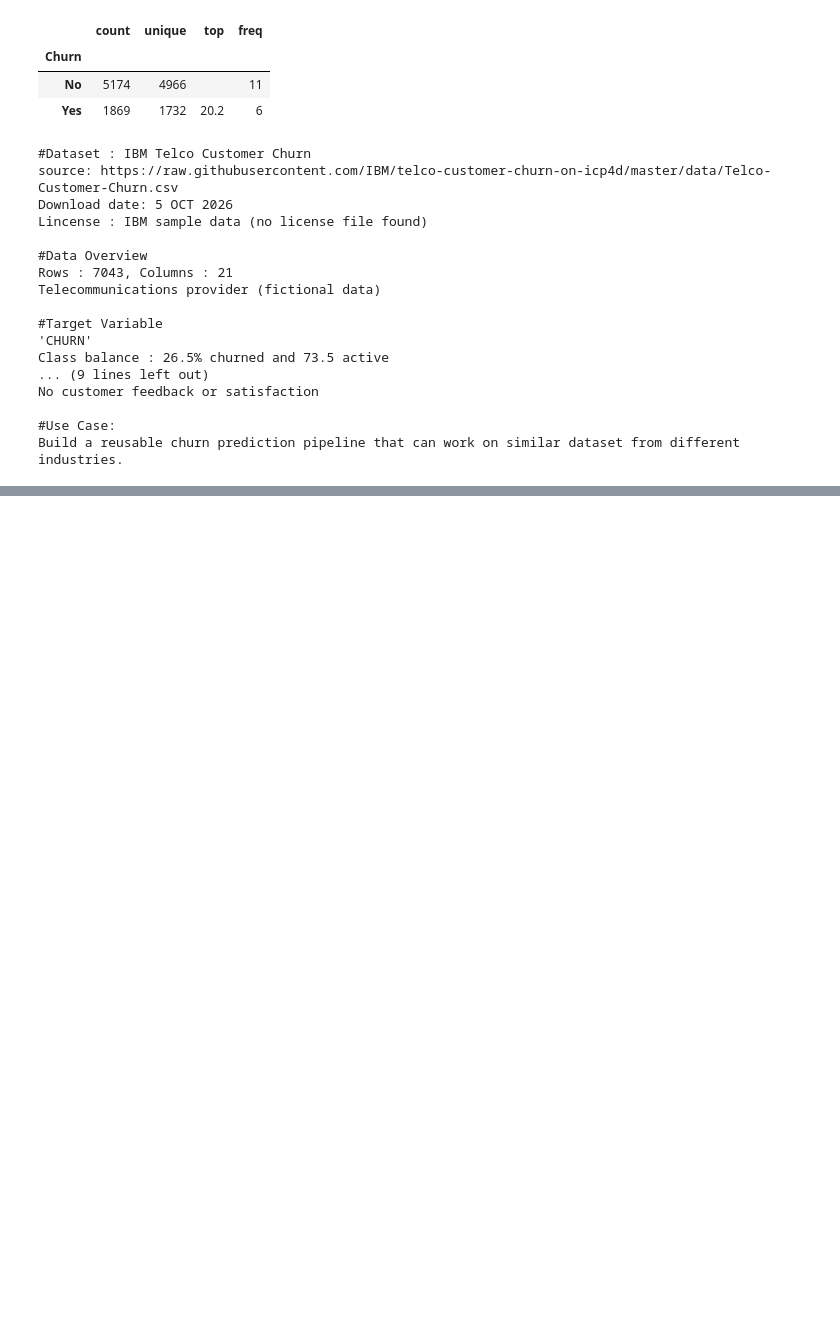
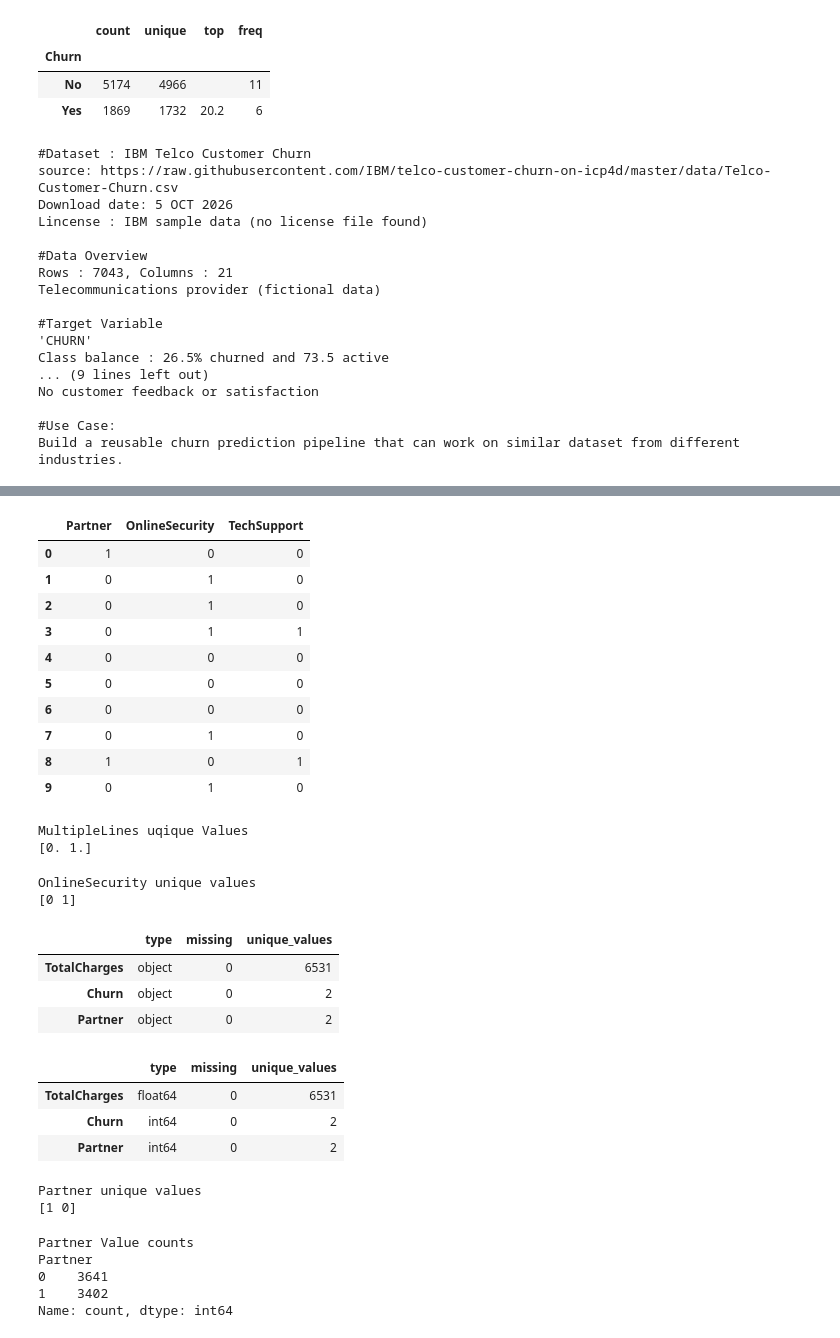
Before and after one commit to itskumarmukesh/Churn_model, a Jupyter notebook: 01_data_understanding.ipynb, the cells around one changed output, grey strips where cells are left out. Saved outputs shown, nothing was run; the diff lists cells and outputs as text; code cells hidden in the pictures; blank space fills up the shorter version.

```diff
--- a/01_data_understanding.ipynb
+++ b/01_data_understanding.ipynb
@@ -403,0 +712,26 @@ Build a reusable churn prediction pipeline that can work on similar dataset from
+# %%
+df_clean[["Partner", "OnlineSecurity", "TechSupport"]].head(10)
+# %% [output]
+|  | Partner | OnlineSecurity | TechSupport |
+| 0 | 1 | 0 | 0 |
+| 1 | 0 | 1 | 0 |
+| 2 | 0 | 1 | 0 |
+| 3 | 0 | 1 | 1 |
+| 4 | 0 | 0 | 0 |
+| 5 | 0 | 0 | 0 |
+| 6 | 0 | 0 | 0 |
+| 7 | 0 | 1 | 0 |
+| 8 | 1 | 0 | 1 |
+| 9 | 0 | 1 | 0 |
+# %%
+print("MultipleLines uqique Values")
+print(df_clean["MultipleLines"].unique())
+# %% [output]
+MultipleLines uqique Values
+[0. 1.]
+# %%
+print("OnlineSecurity unique values")
+print(df_clean["OnlineSecurity"].unique())
+# %% [output]
+OnlineSecurity unique values
+[0 1]
@@ -403,0 +746,29 @@ Build a reusable churn prediction pipeline that can work on similar dataset from
+# %%
+table(df).loc[["TotalCharges", "Churn", "Partner"]]
+# %% [output]
+|  | type | missing | unique_values |
+| TotalCharges | object | 0 | 6531 |
+| Churn | object | 0 | 2 |
+| Partner | object | 0 | 2 |
+# %%
+table(df_clean).loc[["TotalCharges", "Churn", "Partner"]]
+# %% [output]
+|  | type | missing | unique_values |
+| TotalCharges | float64 | 0 | 6531 |
+| Churn | int64 | 0 | 2 |
+| Partner | int64 | 0 | 2 |
+# %%
+print("Partner unique values")
+print(df_clean["Partner"].unique())
+# %% [output]
+Partner unique values
+[1 0]
+# %%
+print("Partner Value counts")
+print(df_clean["Partner"].value_counts())
+# %% [output]
+Partner Value counts
+Partner
+0    3641
+1    3402
+Name: count, dtype: int64
```
Also changed, not shown: parts of 39 cells of this notebook, 3 other files.
